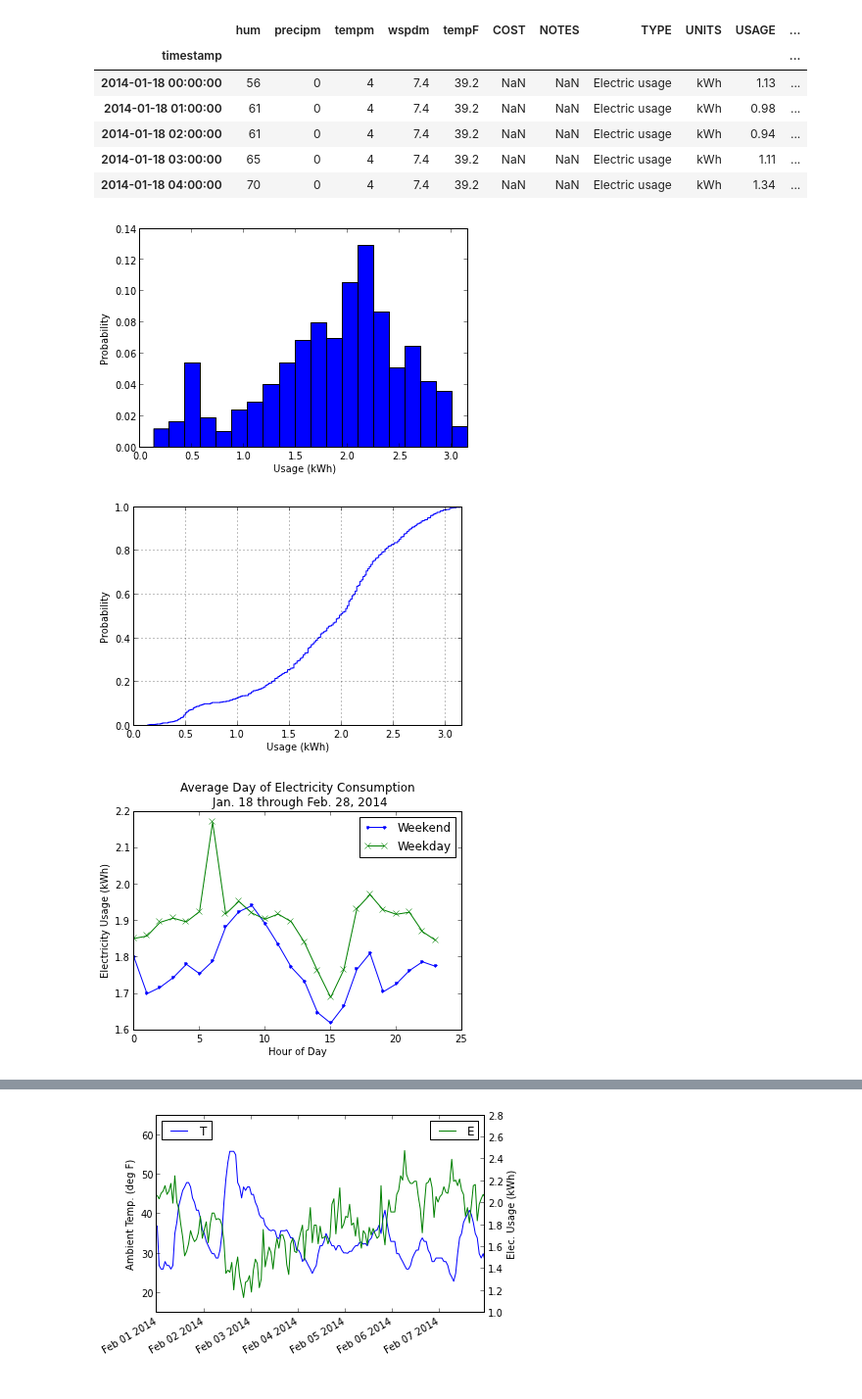
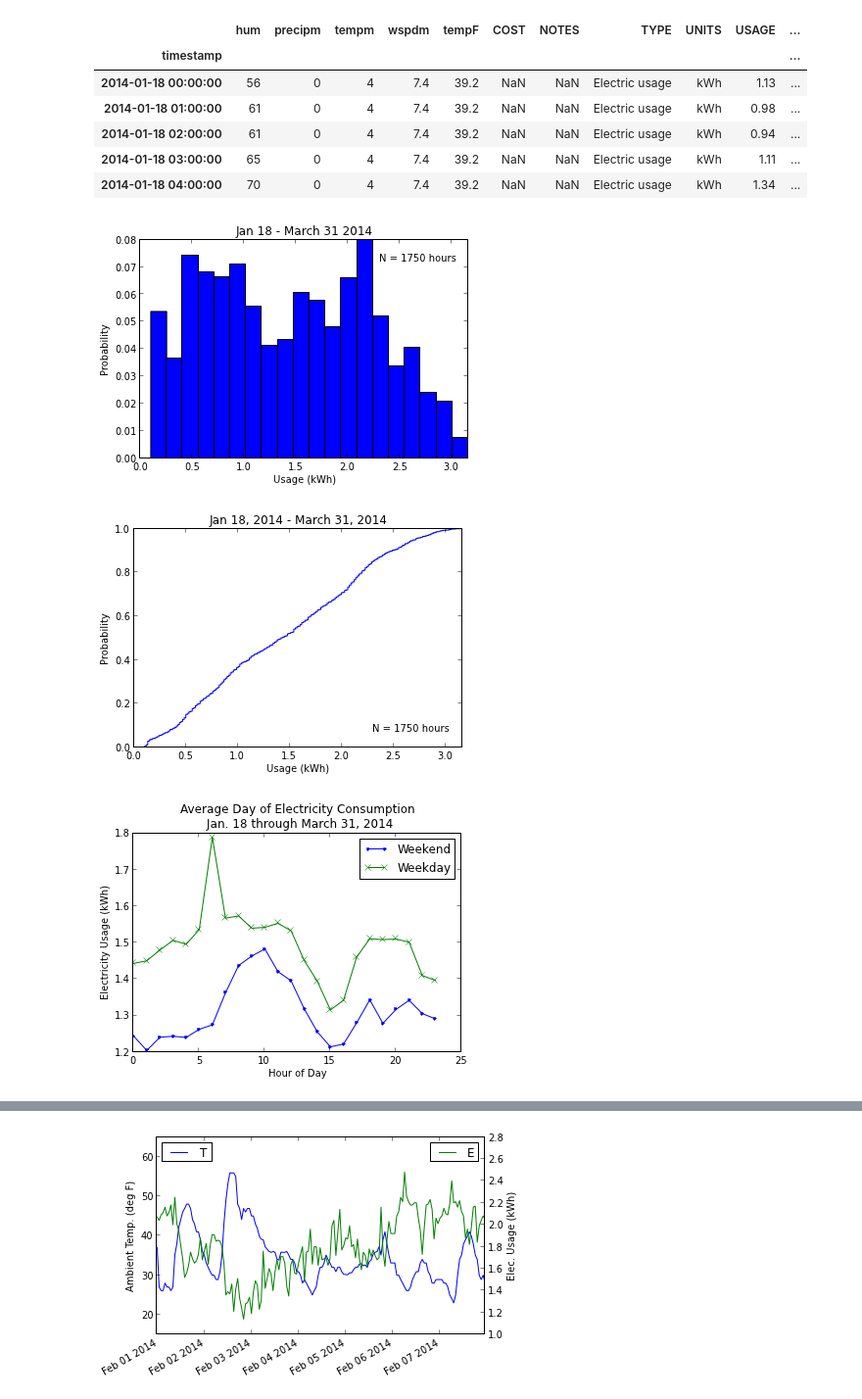
Before and after one commit to jtelszasz/my_energy_forecast_SVR, a Jupyter notebook: My_Energy.ipynb, the cells around one changed output, grey strips where cells are left out. Shown at 98% size. Saved outputs shown, nothing was run; the diff lists cells and outputs as text; code cells hidden in the pictures.

```diff
--- a/My_Energy.ipynb
+++ b/My_Energy.ipynb
@@ -25,24 +27,29 @@ elec_and_weather[:5]
 # %%
 FIG_ElecPDF = plt.figure()
 PLT_ElecPDF = elec_and_weather['USAGE'].hist(weights=np.ones_like(elec_and_weather['USAGE'])/elec_and_weather['USAGE'].size,bins=20,grid=False)
 xlim(xmax=max(elec_and_weather['USAGE']))
 ylabel('Probability')
 xlabel('Usage (kWh)')
+title('Jan 18, 2014 - March 31, 2014')
+#text(0.01, 0.09,'N = %d hours'%size(elec_and_weather['USAGE']))
+PLT_ElecPDF.text(2.3,0.072,'N = %d hours'%size(elec_and_weather['USAGE']))
 
-FIG_ElecPDF.savefig('ElecHist.png')
+FIG_ElecPDF.savefig('ElecHist - 20140118-20140331.png')
 # %% [output]
-[figure, old version]
+[figure, new version]
 # %%
 FIG_ElecCDF = plt.figure()
-PLT_ElecCDF = elec_and_weather['USAGE'].hist(normed=1,cumulative=True,histtype='step',bins=200)
+PLT_ElecCDF = elec_and_weather['USAGE'].hist(normed=1,cumulative=True,histtype='step',bins=200,grid=False)
 xlim(xmax=max(elec_and_weather['USAGE']))
 ylim(ymax=1)
 ylabel('Probability')
 xlabel('Usage (kWh)')
+title('Jan 18, 2014 - March 31, 2014')
+PLT_ElecCDF.text(2.3,0.072,'N = %d hours'%size(elec_and_weather['USAGE']))
 
-FIG_ElecCDF.savefig('ElecCDF.png')
+FIG_ElecCDF.savefig('ElecCDF - 20140118-20140331.png')
 # %% [output]
-[figure, old version]
+[figure, new version]
 # %%
 # Group into weekday/weekend and hour
 
@@ -56,9 +63,9 @@ plot2 = AvgDay[False].ix['USAGE'].plot(marker='x',grid=False)
 
 xlabel('Hour of Day')
 ylabel('Electricity Usage (kWh)')
-title('Average Day of Electricity Consumption \n Jan. 18 through Feb. 28, 2014')
+title('Average Day of Electricity Consumption \n Jan. 18 through March 31, 2014')
 legend(['Weekend','Weekday'])
 
-FIG_AvgDays_Elec.savefig('AvgDays_Elec.png')
+FIG_AvgDays_Elec.savefig('AvgDays_Elec_20140118-20140331.png')
 # %% [output]
-[figure, old version]
+[figure, new version]
```
Also changed, not shown: parts of 13 cells of this notebook, 18 other files.
